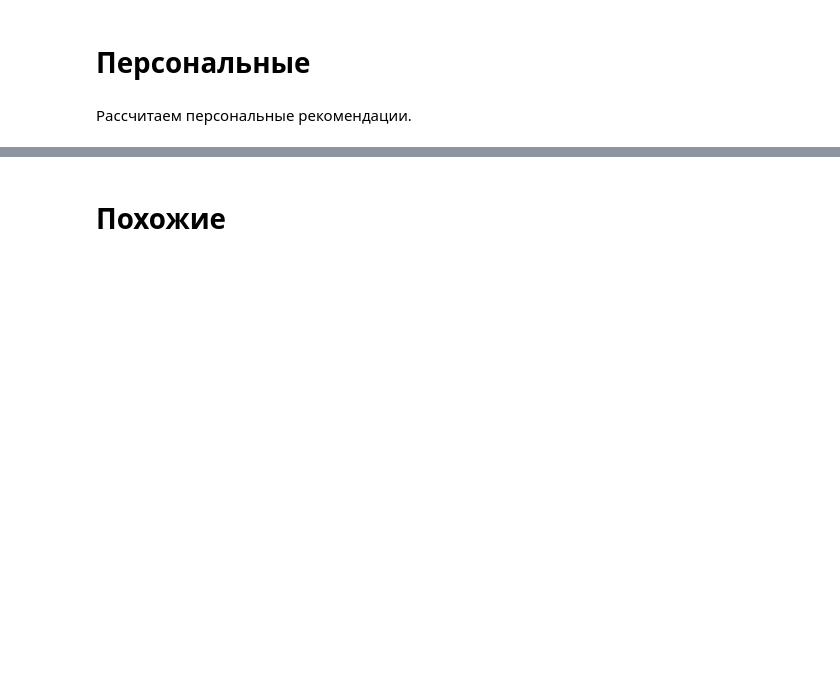
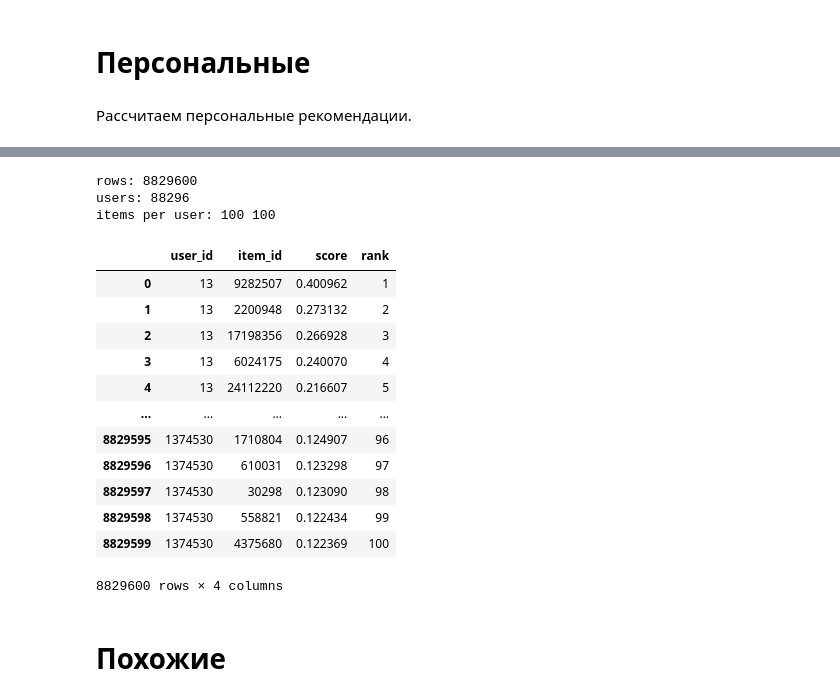
Before and after one commit to useful-pers/mle-project-sprint-4-v001, a Jupyter notebook: recommendations.ipynb, the cells around one changed output, grey strips where cells are left out. Cells and saved outputs as stored; diff of their text form; code cells hidden in the pictures; blank space fills up the shorter version.

```diff
--- a/recommendations.ipynb
+++ b/recommendations.ipynb
@@ -642,0 +845,63 @@ pd.read_parquet(
+# %%
+# рекомендации ALS возвращаются в виде массивов:
+# item_ids_enc - закодированные идентификаторы айтемов
+# scores - соответствующие им оценки модели
+item_ids_enc = als_recs[0]
+scores = als_recs[1]
+
+personal_als = pd.DataFrame(
+    {
+        "user_id_enc": test_users["user_id_enc"].to_numpy(),
+        "item_id_enc": item_ids_enc.tolist(),
+        "score": scores.tolist(),
+    }
+).explode(["item_id_enc", "score"], ignore_index=True)
+
+personal_als["item_id_enc"] = personal_als["item_id_enc"].astype("int64")
+personal_als["score"] = personal_als["score"].astype("float")
+
+personal_als["user_id"] = user_encoder.inverse_transform(personal_als["user_id_enc"])
+personal_als["item_id"] = item_encoder.inverse_transform(personal_als["item_id_enc"])
+
+personal_als = personal_als[["user_id", "item_id", "score"]]
+# %%
+personal_als = personal_als.sort_values(
+    ["user_id", "score"],
+    ascending=[True, False],
+)
+
+# присвоение рангов рекомендациям внутри каждого пользователя
+personal_als["rank"] = (
+    personal_als
+    .groupby("user_id")
+    .cumcount()
+    + 1
+)
+
+print("rows:", len(personal_als))
+print("users:", personal_als["user_id"].nunique())
+print(
+    "items per user:",
+    personal_als.groupby("user_id")["item_id"].count().min(),
+    personal_als.groupby("user_id")["item_id"].count().max(),
+)
+# %% [output]
+rows: 8829600
+users: 88296
+items per user: 100 100
+# %%
+personal_als
+# %% [output]
+|  | user_id | item_id | score | rank |
+| 0 | 13 | 9282507 | 0.400962 | 1 |
+| 1 | 13 | 2200948 | 0.273132 | 2 |
+| 2 | 13 | 17198356 | 0.266928 | 3 |
+| 3 | 13 | 6024175 | 0.240070 | 4 |
+| 4 | 13 | 24112220 | 0.216607 | 5 |
+| ... | ... | ... | ... | ... |
+| 8829595 | 1374530 | 1710804 | 0.124907 | 96 |
+| 8829596 | 1374530 | 610031 | 0.123298 | 97 |
+| 8829597 | 1374530 | 30298 | 0.123090 | 98 |
+| 8829598 | 1374530 | 558821 | 0.122434 | 99 |
+| 8829599 | 1374530 | 4375680 | 0.122369 | 100 |
+8829600 rows × 4 columns
```
Also changed, not shown: parts of 37 cells of this notebook, 5 other files.
